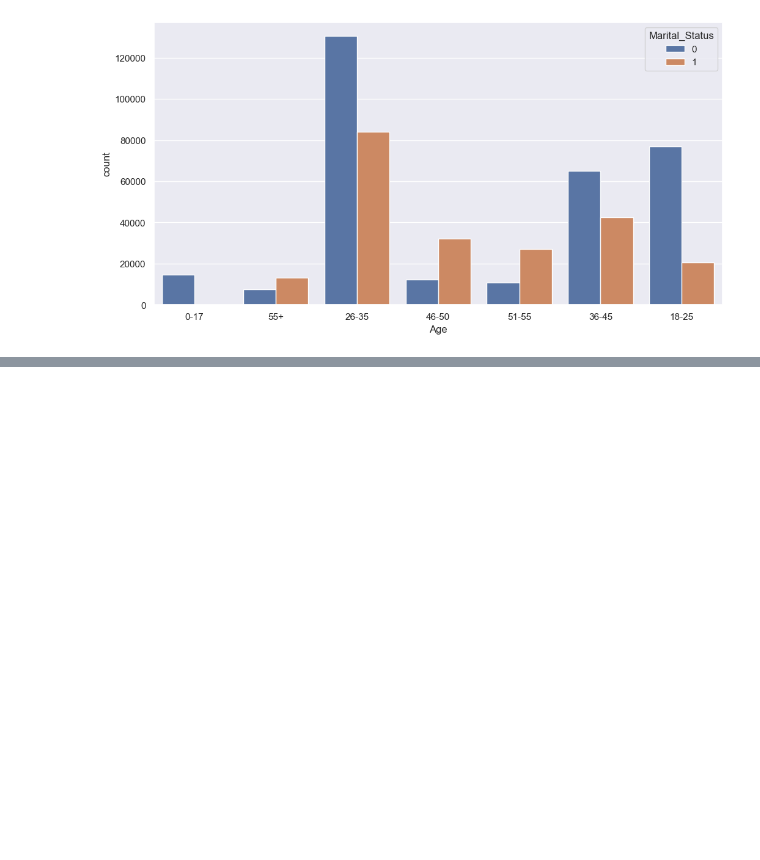
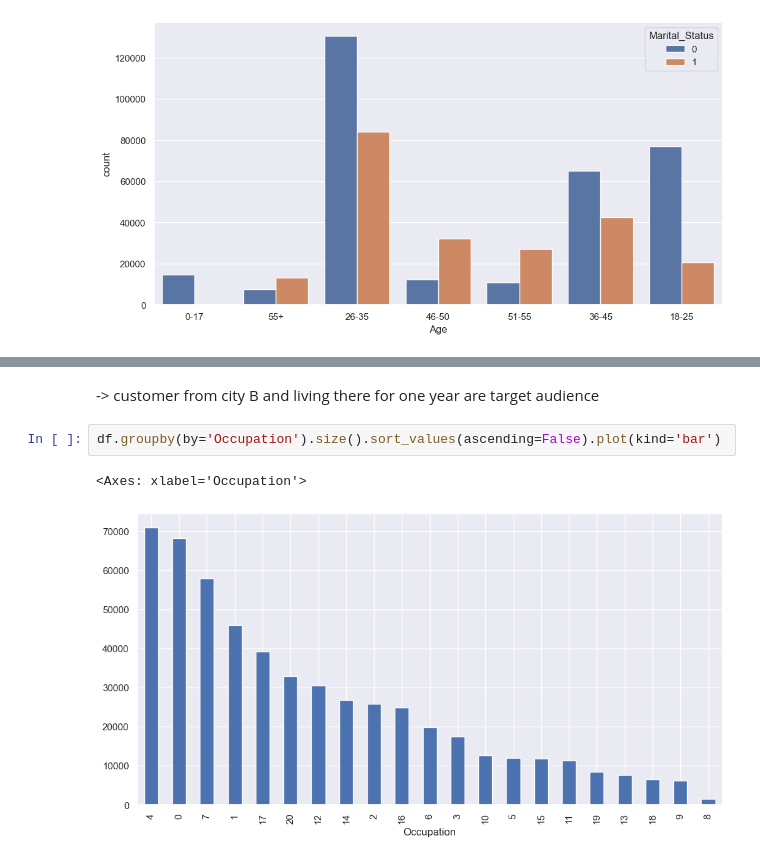
Before and after one commit to Darsh-Paliwal/Black_friday_sales_analysis, a Jupyter notebook: Project2.ipynb, the cells around one changed output, grey strips where cells are left out. Cells and saved outputs as stored; diff of their text form; blank space fills up the shorter version.

Commit message:
Occupation and Product Analysis

```diff
--- a/Project2.ipynb
+++ b/Project2.ipynb
@@ -257,0 +283,7 @@ sns.countplot(data=df , x='Age' , hue='Marital_Status')
+# %% [markdown]
+-> customer from city B and living there for one year are target audience
+# %%
+df.groupby(by='Occupation').size().sort_values(ascending=False).plot(kind='bar')
+# %% [output]
+<Axes: xlabel='Occupation'>
+[figure, added]
```
Also changed, not shown: parts of 18 cells of this notebook.
